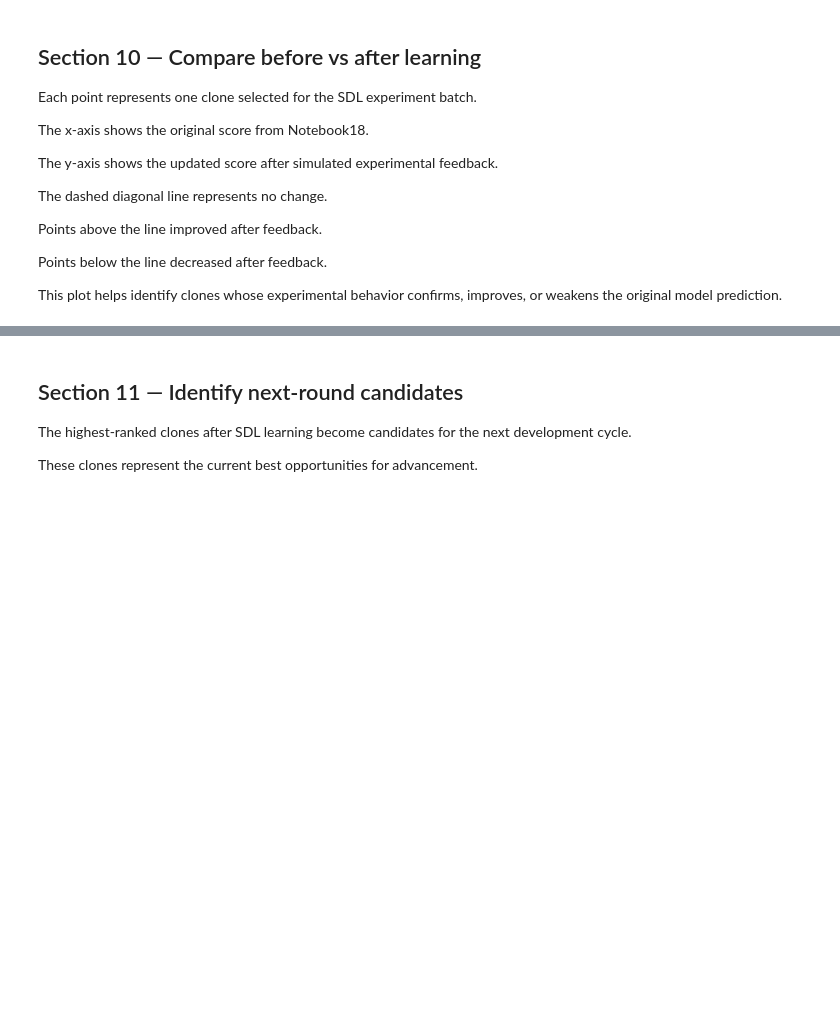
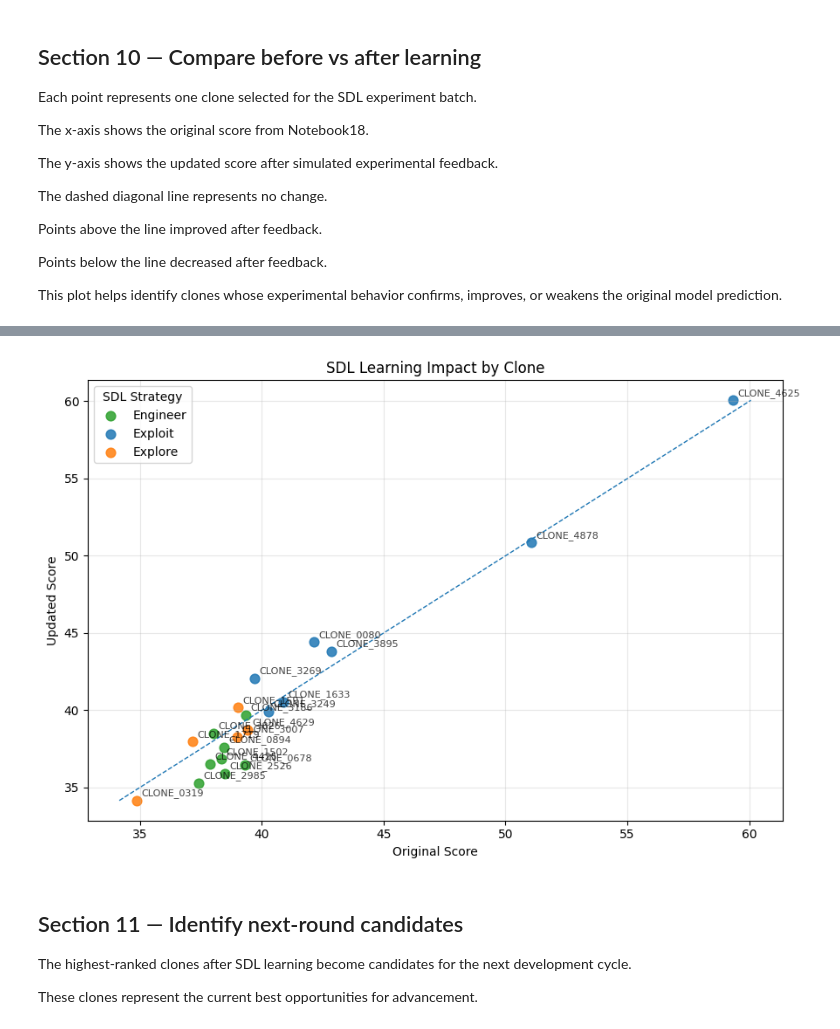
Before and after one commit to Sanghee-L/CLD_ML_PIPELINE, a Jupyter notebook: notebooks/19_SDL_Loop_for_CLD_Model_Improvement.ipynb, the cells around one changed output, grey strips where cells are left out. Cells and saved outputs as stored; diff of their text form; code cells hidden in the pictures; blank space fills up the shorter version.

Commit message:
update notebook19 to elaborate scatter plot

```diff
--- a/notebooks/19_SDL_Loop_for_CLD_Model_Improvement.ipynb
+++ b/notebooks/19_SDL_Loop_for_CLD_Model_Improvement.ipynb
@@ -480,3 +430,63 @@ plt.show()
+# %%
+plt.figure(figsize=(9, 6))
+
+color_map = {
+    "exploit": "tab:blue",
+    "explore": "tab:orange",
+    "engineer": "tab:green",
+}
+
+for reason, group in sdl_batch.groupby("selection_reason"):
+    plt.scatter(
+        group["overall_score"],
+        group["updated_score"],
+        label=reason.capitalize(),
+        alpha=0.85,
+        s=60,
+        c=color_map.get(reason, "tab:gray"),
+    )
+
+# Diagonal reference line: y = x
+min_score = min(
+    sdl_batch["overall_score"].min(),
+    sdl_batch["updated_score"].min(),
+)
+
+max_score = max(
+    sdl_batch["overall_score"].max(),
+    sdl_batch["updated_score"].max(),
+)
+
+plt.plot(
+    [min_score, max_score],
+    [min_score, max_score],
+    linestyle="--",
+    linewidth=1,
+)
+
+# Add clone labels
+for _, row in sdl_batch.iterrows():
+    plt.annotate(
+        row["clone_id"],
+        (
+            row["overall_score"],
+            row["updated_score"],
+        ),
+        fontsize=8,
+        alpha=0.75,
+        xytext=(4, 4),
+        textcoords="offset points",
+    )
+
+plt.title("SDL Learning Impact by Clone")
+plt.xlabel("Original Score")
+plt.ylabel("Updated Score")
+plt.legend(title="SDL Strategy")
+plt.grid(alpha=0.3)
+plt.tight_layout()
+plt.show()
+# %% [output]
+[figure, added]
 # %% [markdown]
 ## Section 11 — Identify next-round candidates
 
```
Also changed, not shown: parts of 3 cells of this notebook, 1 other file.
